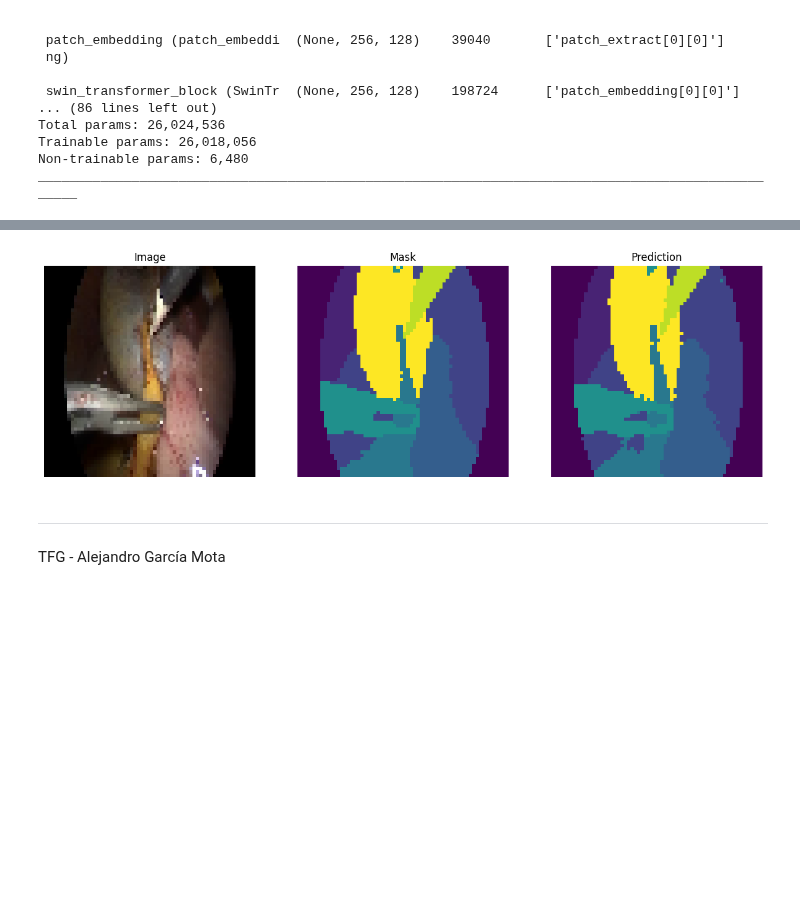
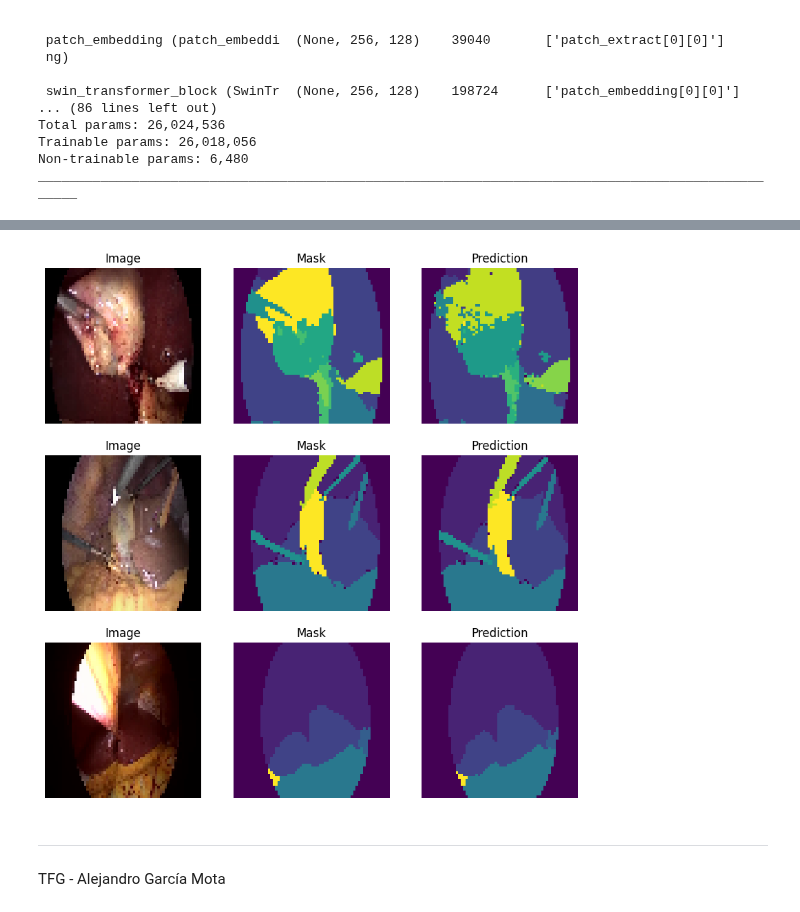
Before and after one commit to alexgmota/TFG-SW-AGM, a Jupyter notebook: src/Transformer_endo_segmentation.ipynb, the cells around one changed output, grey strips where cells are left out. Saved outputs shown, nothing was run; the diff lists cells and outputs as text; code cells hidden in the pictures; blank space fills up the shorter version.

```diff
--- a/src/Transformer_endo_segmentation.ipynb
+++ b/src/Transformer_endo_segmentation.ipynb
@@ -358,7 +360,7 @@ swin_transformer = tf.keras.models.Model(inputs=[IN,], outputs=[OUT,])
 # <---- !!! gradient clipping is important
 swin_transformer.compile(
     optimizer=tf.keras.optimizers.Adam(learning_rate=1e-4, clipvalue=0.5),
-    loss=tf.keras.losses.categorical_crossentropy,
+    loss=tf.keras.losses.CategoricalCrossentropy(),
     metrics=[tf.metrics.MeanIoU(num_classes=13), dice_coeficient]
 )
 swin_transformer.summary()
@@ -402,8 +404,8 @@ print('\n\t TRAINING\n')
 model_history = swin_transformer.fit(
     X_train,
     y_train,
-    epochs=100,
-    batch_size=4,
+    epochs=200,
+    batch_size=64,
     validation_data=(X_test, y_test),
     use_multiprocessing=True,
     callbacks=[checkpoint],
@@ -474,25 +476,26 @@ pred = tf.argmax(pred, axis=-1)
 # %%
-idx = random.randint(0, len(pred)-1)
+plt.figure(figsize=(10,10))
+for i in range(3):
+    idx = random.randint(0, len(pred)-1)
 
-plt.figure(figsize=(15,15))
-plt.subplot(131)
-plt.imshow(X_test[idx])
-plt.title('Image')
-plt.axis("off")
+    plt.subplot(331 + 3*i)
+    plt.imshow(X_test[idx])
+    plt.title('Image')
+    plt.axis("off")
 
-plt.subplot(132)
-plt.imshow(tf.argmax(y_test[idx], axis=-1))
-plt.title('Mask')
-plt.axis("off")
+    plt.subplot(332 + 3*i)
+    plt.imshow(tf.argmax(y_test[idx], axis=-1))
+    plt.title('Mask')
+    plt.axis("off")
 
-plt.subplot(133)
-plt.imshow(pred[idx])
-plt.title('Prediction')
-plt.axis("off")
+    plt.subplot(333 + 3*i)
+    plt.imshow(pred[idx])
+    plt.title('Prediction')
+    plt.axis("off")
 
 plt.show()
 # %% [output]
-[figure, old version]
+[figure, new version]
 # %% [markdown]
  ---
  TFG - Alejandro García Mota
```
Also changed, not shown: parts of 7 cells of this notebook, 2 other files.
